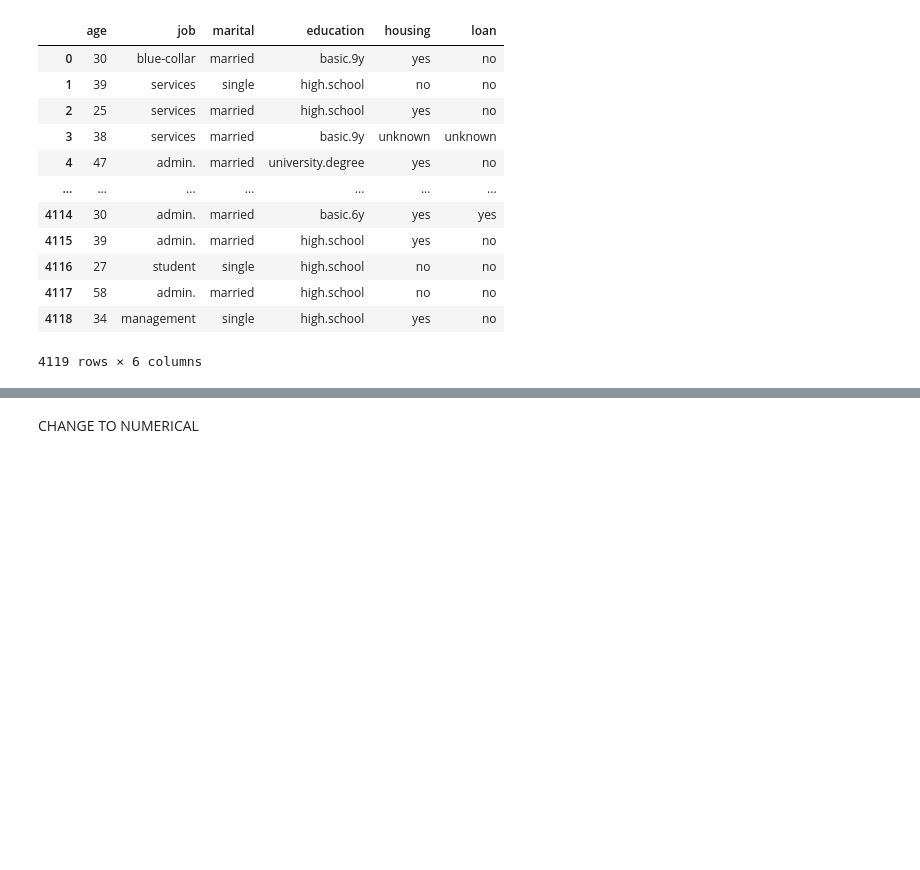
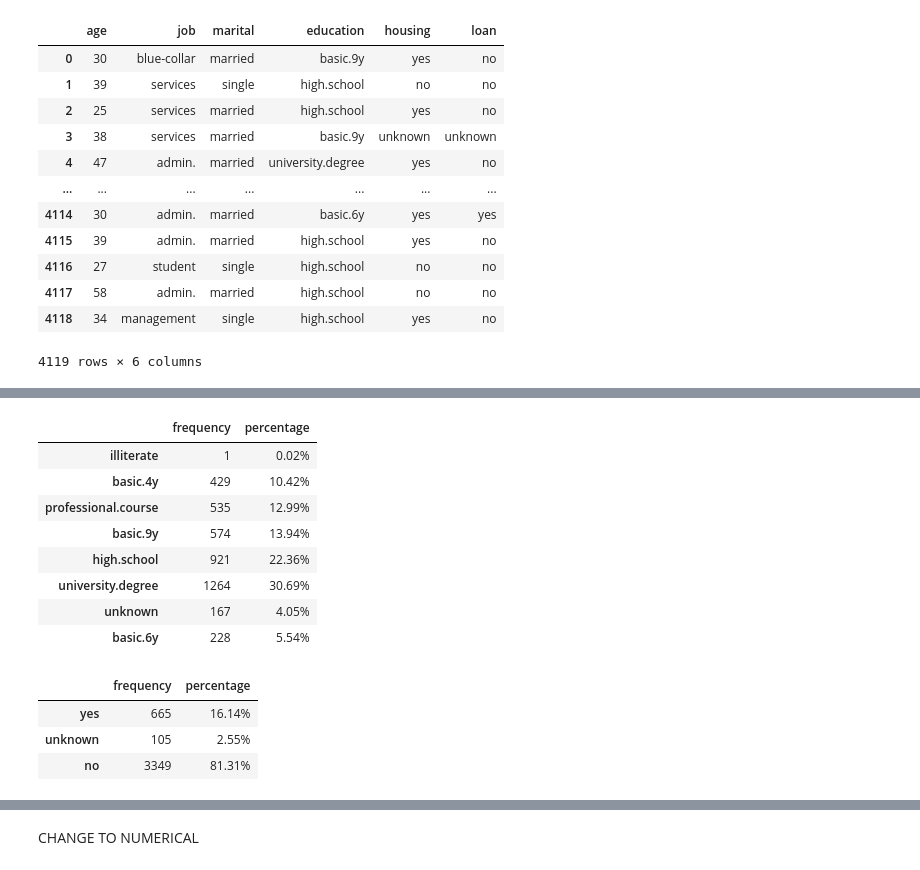
Before and after one commit to peii14/LoanTransaction, a Jupyter notebook: mine.ipynb, the cells around one changed output, grey strips where cells are left out. Saved outputs shown, nothing was run; the diff lists cells and outputs as text; code cells hidden in the pictures; blank space fills up the shorter version.

```diff
--- a/mine.ipynb
+++ b/mine.ipynb
@@ -117,21 +136,42 @@ job.to_csv('./job.csv')
 # %%
 frequency = attribute.education.value_counts(normalize=False)
 percentage = attribute.education.value_counts(normalize=True)
+percentage *=100
 data2 = {'frequency':frequency,
-        'percentage': percentage}
+        'percentage': round(percentage,2)}
 
 education = pd.DataFrame(data2)
+education['percentage'] = education['percentage'].astype(str)+'%'
 education = education.sort_values(education.columns[1],kind='quicksort')
-education.to_csv('./education.csv')
+education.to_csv('./attributes/education.csv')
+education
+# %% [output]
+|  | frequency | percentage |
+| illiterate | 1 | 0.02% |
+| basic.4y | 429 | 10.42% |
+| professional.course | 535 | 12.99% |
+| basic.9y | 574 | 13.94% |
+| high.school | 921 | 22.36% |
+| university.degree | 1264 | 30.69% |
+| unknown | 167 | 4.05% |
+| basic.6y | 228 | 5.54% |
 # %%
 frequency = attribute.loan.value_counts(normalize=False)
 percentage = attribute.loan.value_counts(normalize=True)
+percentage *= 100
 data2 = {'frequency':frequency,
-        'percentage': percentage}
+        'percentage': round(percentage,2)}
 
 loan = pd.DataFrame(data2)
+loan['percentage'] = loan['percentage'].astype(str)+'%'
 loan = loan.sort_values(loan.columns[1],kind='quicksort')
-loan.to_csv('./loan.csv')
+loan.to_csv('./attributes/loan.csv')
+loan
+# %% [output]
+|  | frequency | percentage |
+| yes | 665 | 16.14% |
+| unknown | 105 | 2.55% |
+| no | 3349 | 81.31% |
 # %%
 frequency = attribute.marital.value_counts(normalize=False)
 percentage = attribute.marital.value_counts(normalize=True)
```
Also changed, not shown: parts of 4 cells of this notebook, 8 other files.
